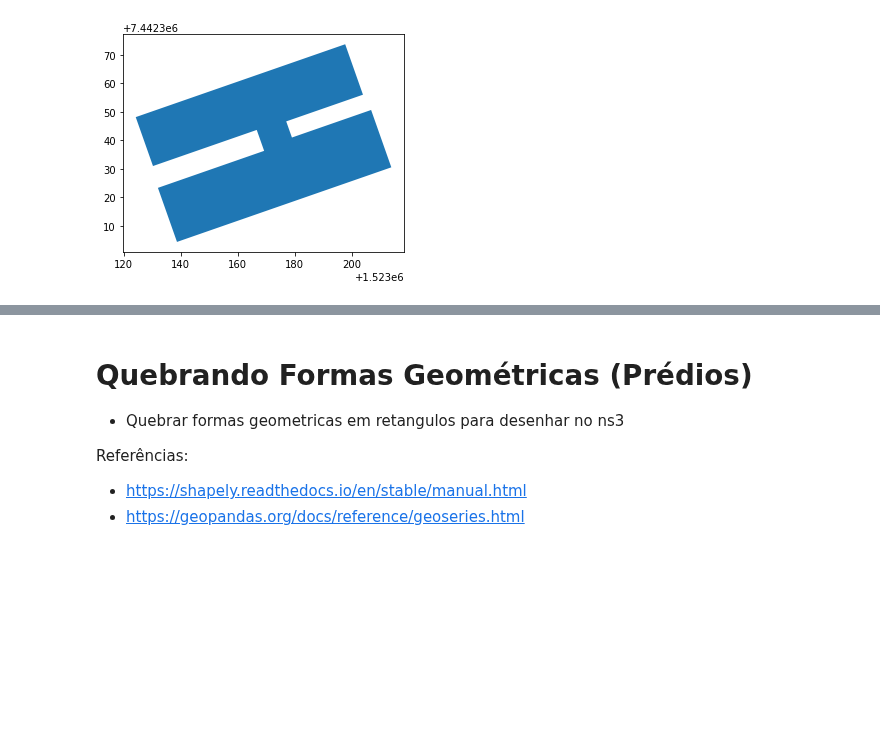
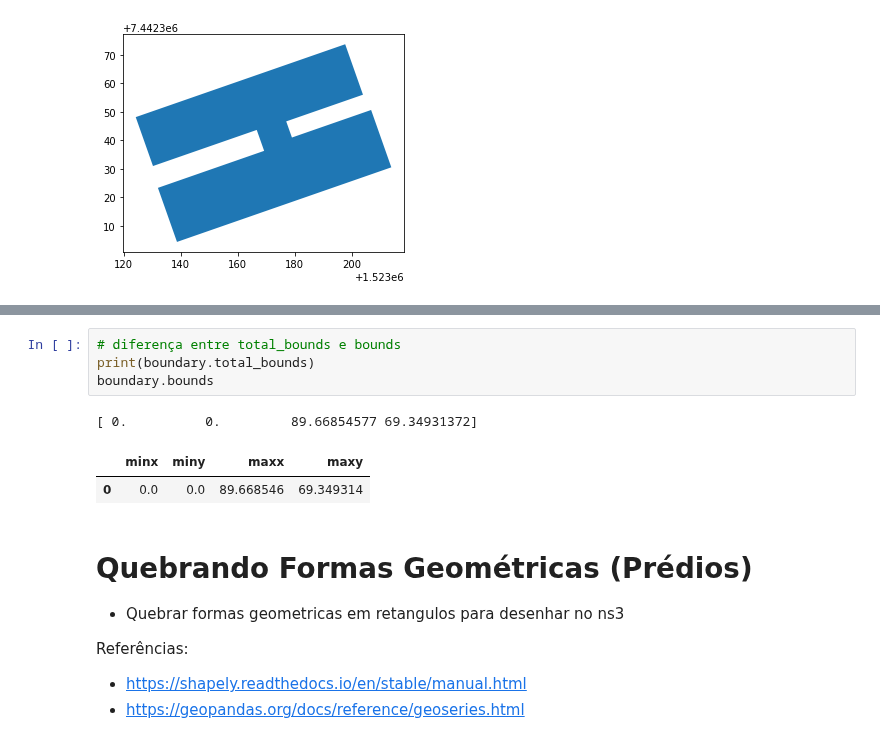
Before and after one commit to wasp-lahis/ns3-bmap, a Jupyter notebook: Geopandas-Unicamp.ipynb, the cells around one changed output, grey strips where cells are left out. Saved outputs shown, nothing was run; the diff lists cells and outputs as text; blank space fills up the shorter version.

```diff
--- a/Geopandas-Unicamp.ipynb
+++ b/Geopandas-Unicamp.ipynb
@@ -176,3 +248,11 @@ ic_predio.head()
+# %%
+# diferença entre total_bounds e bounds
+print(boundary.total_bounds)
+boundary.bounds
+# %% [output]
+[ 0.          0.         89.66854577 69.34931372]
+|  | minx | miny | maxx | maxy |
+| 0 | 0.0 | 0.0 | 89.668546 | 69.349314 |
 # %% [markdown]
 # Quebrando Formas Geométricas (Prédios)
 
```
Also changed, not shown: parts of 12 cells of this notebook.
